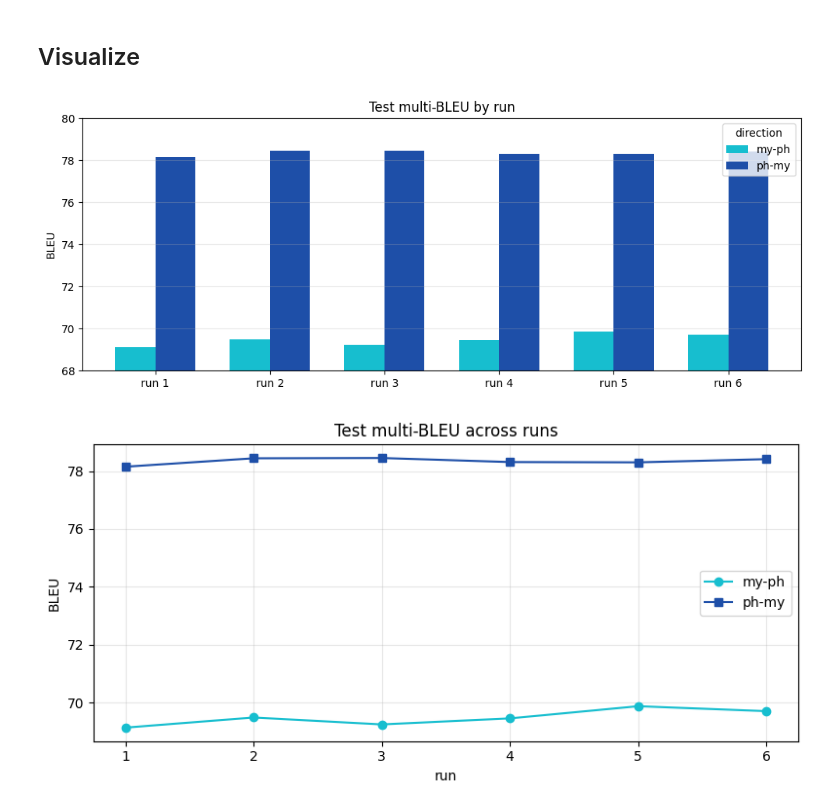
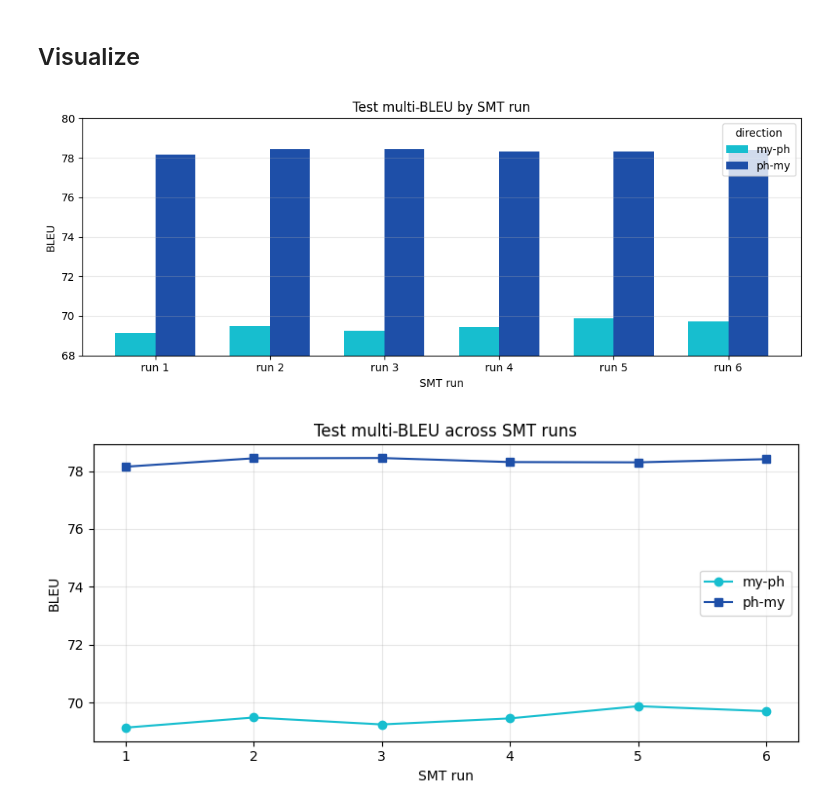
Before and after one commit to lawun330/basic-statistical-machine-translation, a Jupyter notebook: notebooks/visualize.ipynb, the cells around one changed output. Cells and saved outputs as stored; diff of their text form; code cells hidden in the pictures.

```diff
--- a/notebooks/visualize.ipynb
+++ b/notebooks/visualize.ipynb
@@ -262,32 +262,33 @@ bleu_pivot(df).to_csv(SUMMARY_DIR / "bleu_scores_pivot.csv")
 # %%
 wide = bleu_pivot(df).reset_index()  # columns: run, experiment, my-ph, ph-my
 
 # x-axis labels: short run numbers (edit if you prefer experiment text)
 wide["label"] = wide["run"].map(lambda r: f"run {r}")
 
 x = range(len(wide))
 w = 0.35
 
 fig, ax = plt.subplots(figsize=(10, 4))
 
 ax.bar([i - w/2 for i in x], wide["my-ph"], width=w, label="my-ph", color="#17BECF")
 ax.bar([i + w/2 for i in x], wide["ph-my"], width=w, label="ph-my", color="#1E4FA8")
 
 ax.set_xticks(x)
 ax.set_xticklabels(wide["label"], rotation=0)
+ax.set_xlabel("SMT run")
 ax.set_ylabel("BLEU")
-ax.set_title("Test multi-BLEU by run")
+ax.set_title("Test multi-BLEU by SMT run")
 
 ax.legend(title="direction")
 ax.set_ylim(68, 80)  # tweak or remove
 ax.grid(axis="y", alpha=0.3)
 
 fig.savefig(IMG_DIR / "bleu_bars.png", dpi=150, bbox_inches="tight")
 
 plt.tight_layout()
 plt.show()
 # %% [output]
-[figure, old version]
+[figure, new version]
 # %%
 plot_df = df.sort_values("run")
 
@@ -303,9 +304,9 @@ for direction, marker in [("my-ph", "o"), ("ph-my", "s")]:
     ax.plot(sub["run"], sub["bleu"], marker=marker, label=direction, color=colors[direction])
 
 ax.set_xticks(sorted(plot_df["run"].unique()))
-ax.set_xlabel("run")
+ax.set_xlabel("SMT run")
 ax.set_ylabel("BLEU")
-ax.set_title("Test multi-BLEU across runs")
+ax.set_title("Test multi-BLEU across SMT runs")
 ax.legend()
 ax.grid(True, alpha=0.3)
 
@@ -314,4 +315,4 @@ fig.savefig(IMG_DIR / "bleu_lines.png", dpi=150, bbox_inches="tight")
 plt.tight_layout()
 plt.show()
 # %% [output]
-[figure, old version]
+[figure, new version]
```
Also changed, not shown: 4 other files.
